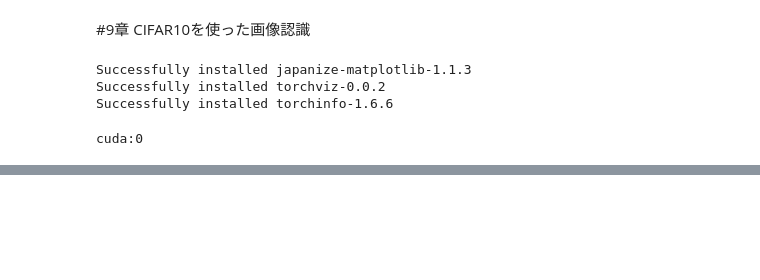
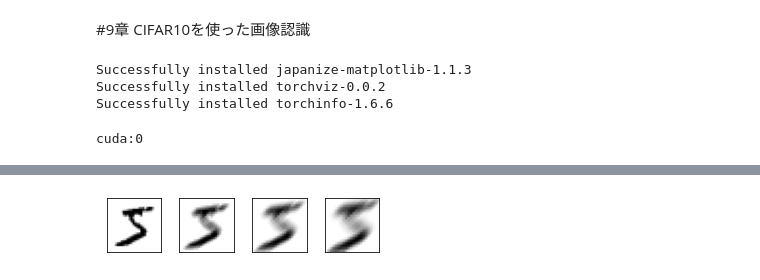
Before and after one commit to newstage75/ML_study, a Jupyter notebook: 最短Pytorch/９章_CIFAR10を使った画像認識.ipynb, the cells around one changed output, grey strips where cells are left out. Drawn from its saved outputs; the diff is of its cells as text; code cells hidden in the pictures; blank space fills up the shorter version.

Commit message:
３階畳み込み処理を行う（カーネル）

```diff
--- a/最短Pytorch/９章_CIFAR10を使った画像認識.ipynb
+++ b/最短Pytorch/９章_CIFAR10を使った画像認識.ipynb
@@ -57,0 +91,35 @@ cuda:0
+# %%
+#対角線上にのみ重みを持つ特殊な畳み込み関数を作る
+conv1 = nn.Conv2d(1, 1, 3)
+
+#biasを0に
+nn.init.constant_(conv1.bias, 0.0)
+
+#weightを特殊な値に
+w1_np = np.array([[0,0,1],[0,1,0],[1,0,0]])
+w1 = torch.tensor(w1_np).float()
+w1 = w1.view(1, 1, 3, 3)
+conv1.weight.data = w1
+# %%
+#手書き数字の3階畳み込み処理を行う
+image, label = train_set[0]
+image = image.view(1,1,28,28)
+w1 = conv1(image)
+w2 = conv1(w1)
+w3 = conv1(w2)
+images = [image, w1, w2, w3]
+# %%
+#結果の画像表示
+plt.figure(figsize=(5, 1))
+for i in range(4):
+  #カーネルで2pixelずつ減っていくので補正。
+  size = 28 -i*2
+  #１行4列で、i+1の順番で表示
+  ax = plt.subplot(1, 4,i+1)
+  img = images[i].data.numpy()
+  plt.imshow(img.reshape(size, size), cmap='gray_r')
+  ax.get_xaxis().set_visible(False)
+  ax.get_yaxis().set_visible(False)
+plt.show()
+# %% [output]
+[figure, added]
```
Also changed, not shown: parts of 2 cells of this notebook.
